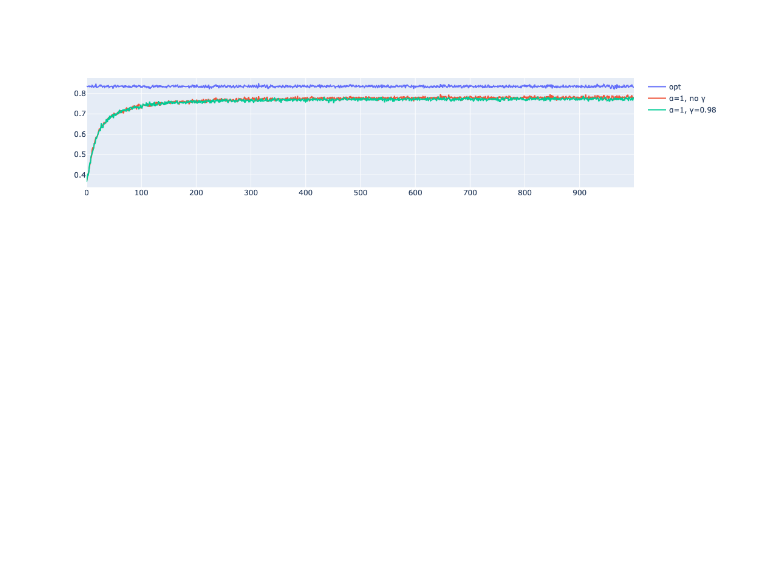
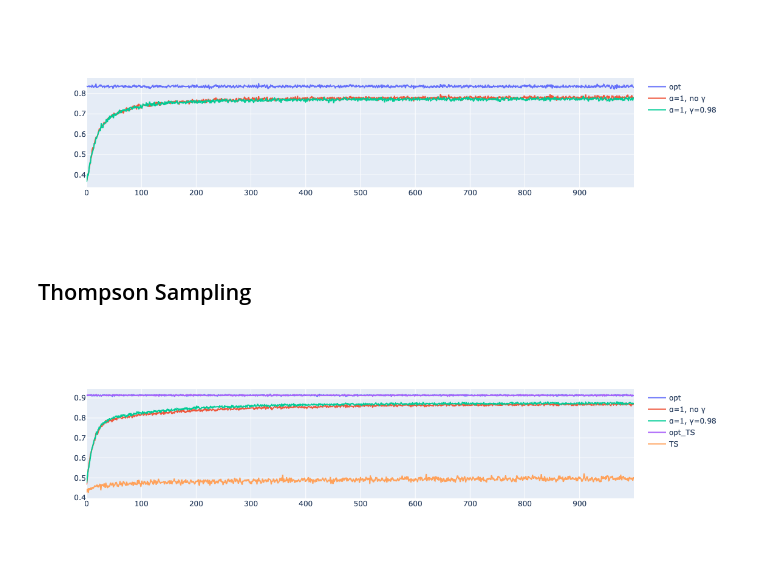
Before and after one commit to lrthomps/rl, a Jupyter notebook: contextual-bandits.ipynb, the cells around one changed output. Cells and saved outputs as stored; diff of their text form; code cells hidden in the pictures; blank space fills up the shorter version.

```diff
--- a/contextual-bandits.ipynb
+++ b/contextual-bandits.ipynb
@@ -238,8 +244,7 @@ class LinUCBHybrid:
                                  np.dot(big_b, np.dot(self.a_inv_0, btax))))
             )
             p_k[a] = np.dot(theta, x) + np.dot(z, beta) + self.alpha * np.sqrt(s)
-        max_p = np.max(p_k)
-        return np.random.choice(np.where(p_k == max_p)[0])
+        return one_of_best(p_k)
 
     def update(self, a, r, x_k, z_k):
         btainv = np.dot(self.big_b[a].T, self.a_inv[a])
@@ -302,3 +307,5 @@ fig = go.Figure(data=[
 ]).show()
 # %% [output]
 [figure]
+# %% [markdown]
+## Thompson Sampling
@@ -304,0 +350,24 @@ fig = go.Figure(data=[
+# %%
+# k = 10
+# d = 20
+# bandit = ContextualBandit(k, d, bin=False, noise=0.1)
+
+runs = 2000
+n = 1000
+# rewards = {}
+# rewards_opt = {}
+# for gamma in [None, 0.98]:
+rewards_TS = np.zeros((runs, n))
+rewards_opt_TS = np.zeros((runs, n))
+for i in range(runs):
+    rewards_TS[i], rewards_opt_TS[i] = ThompsonSampling(k, d, 0.5).simulate(bandit, n)
+# %%
+fig = go.Figure(data=[
+    go.Scatter(x=np.arange(n), y=np.mean(rewards_opt[None], axis=0), name='opt'),
+    go.Scatter(x=np.arange(n), y=np.mean(rewards[None], axis=0), name='α=1, no γ'),
+    go.Scatter(x=np.arange(n), y=np.mean(rewards[0.98], axis=0), name='α=1, γ=0.98'),
+    go.Scatter(x=np.arange(n), y=np.mean(rewards_opt_TS, axis=0), name='opt_TS'),
+    go.Scatter(x=np.arange(n), y=np.mean(rewards_TS, axis=0), name='TS'),
+]).show()
+# %% [output]
+[figure, added]
```
Also changed, not shown: parts of 10 cells of this notebook, 1 other file.
